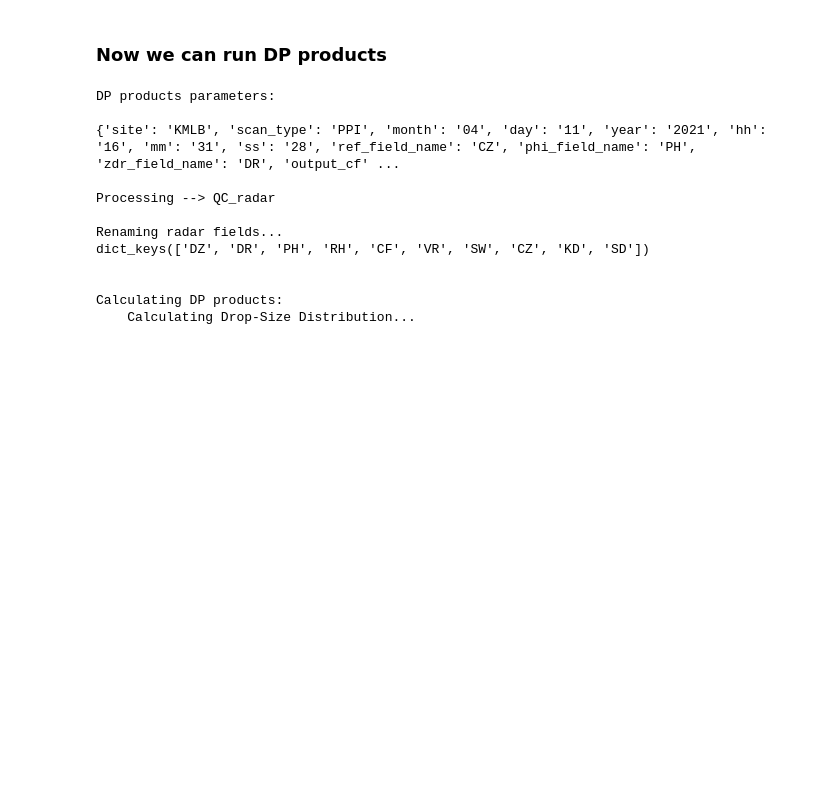
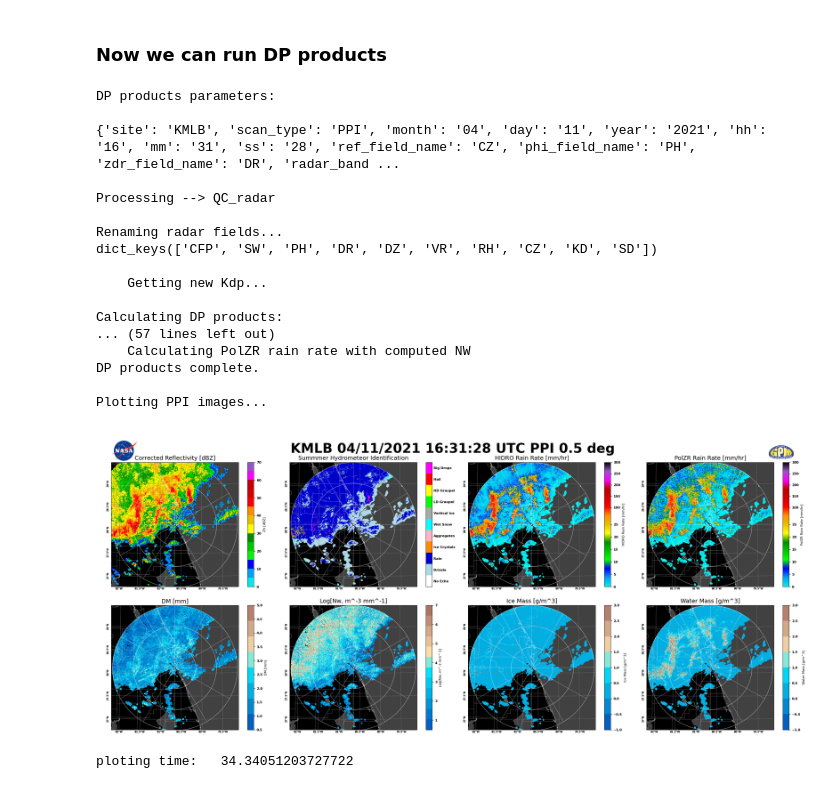
Before and after one commit to GPM-GV/GVradar, a Jupyter notebook: notebooks/KMLB.ipynb, the cells around one changed output. Saved outputs shown, nothing was run; the diff lists cells and outputs as text; code cells hidden in the pictures; blank space fills up the shorter version.

```diff
--- a/notebooks/KMLB.ipynb
+++ b/notebooks/KMLB.ipynb
@@ -13,8 +15,13 @@
 ### Install GVradar as shown in the README, now you can import GVradar and declare your input file.
 # %%
 from gvradar import GVradar
+import requests, os, shutil
 
-file = './raw/KMLB20210411_163128_V06'
+# Read in RAW NPOL file
+response = requests.get('https://pmm-gv.gsfc.nasa.gov/pub/NPOL/temp/KMLB/KMLB20210411_163128_V06')
+open("./KMLB20210411_163128_V06", "wb").write(response.content)
+
+file = './KMLB20210411_163128_V06'
 # %% [output]
 ## You are using the Python ARM Radar Toolkit (Py-ART), an open source
 ## library for working with weather radar data. Py-ART is partly
@@ -158,18 +232,40 @@ kwargs_product.update({'use_sounding': True, 'sounding_type': 'ruc_archive',
 # %% [markdown]
 ### Now we can run DP products
 # %%
+# First grab sounding file
+response = requests.get('https://pmm-gv.gsfc.nasa.gov/pub/NPOL/temp/KMLB/KMLB_2021_0411_17UTC.txt')
+open("./KMLB_2021_0411_17UTC.txt", "wb").write(response.content)
+
+cwd = os.getcwd()
+sounding_folder = cwd + '/soundings/2021/0411/KMLB/'
+os.makedirs(sounding_folder, exist_ok=True)
+shutil.copy('./KMLB_2021_0411_17UTC.txt',sounding_folder)
+
+# Run DP_products
 d = GVradar.DP_products('QC_radar', qc_radar, **kwargs_product)
 d.run_DP_products()
+
+# Clean up sample files
+shutil.rmtree(cwd + '/soundings/')
+os.remove(file)
+os.remove(cwd + "/KMLB_2021_0411_17UTC.txt")
 # %% [output]
 DP products parameters:
 
-{'site': 'KMLB', 'scan_type': 'PPI', 'month': '04', 'day': '11', 'year': '2021', 'hh': '16', 'mm': '31', 'ss': '28', 'ref_field_name': 'CZ', 'phi_field_name': 'PH', 'zdr_field_name': 'DR', 'output_cf' ...
+{'site': 'KMLB', 'scan_type': 'PPI', 'month': '04', 'day': '11', 'year': '2021', 'hh': '16', 'mm': '31', 'ss': '28', 'ref_field_name': 'CZ', 'phi_field_name': 'PH', 'zdr_field_name': 'DR', 'radar_band ...
 
 Processing --> QC_radar
 
 Renaming radar fields...
-dict_keys(['DZ', 'DR', 'PH', 'RH', 'CF', 'VR', 'SW', 'CZ', 'KD', 'SD'])
+dict_keys(['CFP', 'SW', 'PH', 'DR', 'DZ', 'VR', 'RH', 'CZ', 'KD', 'SD'])
 
+    Getting new Kdp...
 
 Calculating DP products:
-    Calculating Drop-Size Distribution...
+... (57 lines left out)
+    Calculating PolZR rain rate with computed NW
+DP products complete.
+
+Plotting PPI images...
+[figure, added]
+ploting time:   34.34051203727722
```
Also changed, not shown: parts of 5 cells of this notebook, 4 other files.
